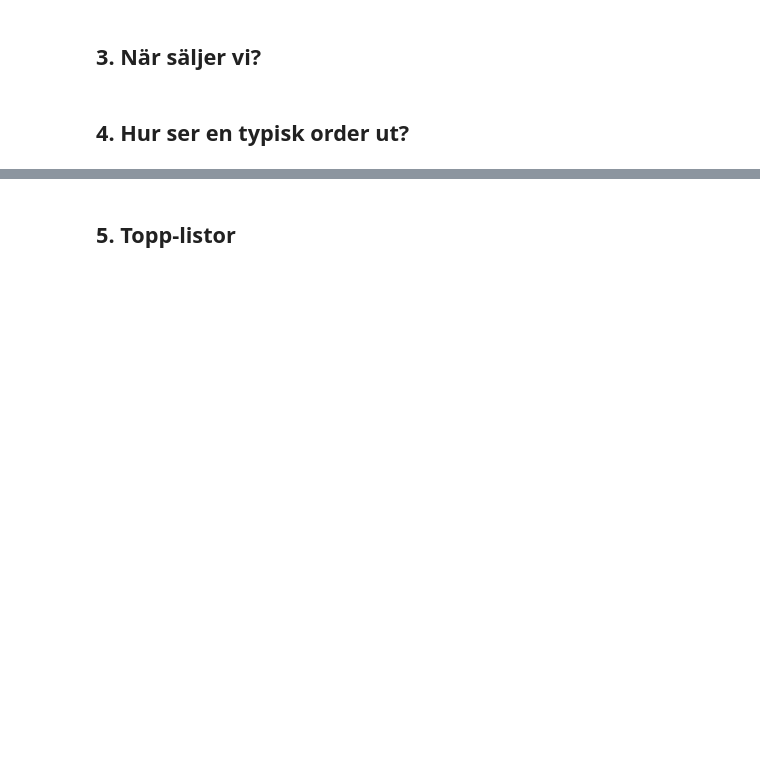
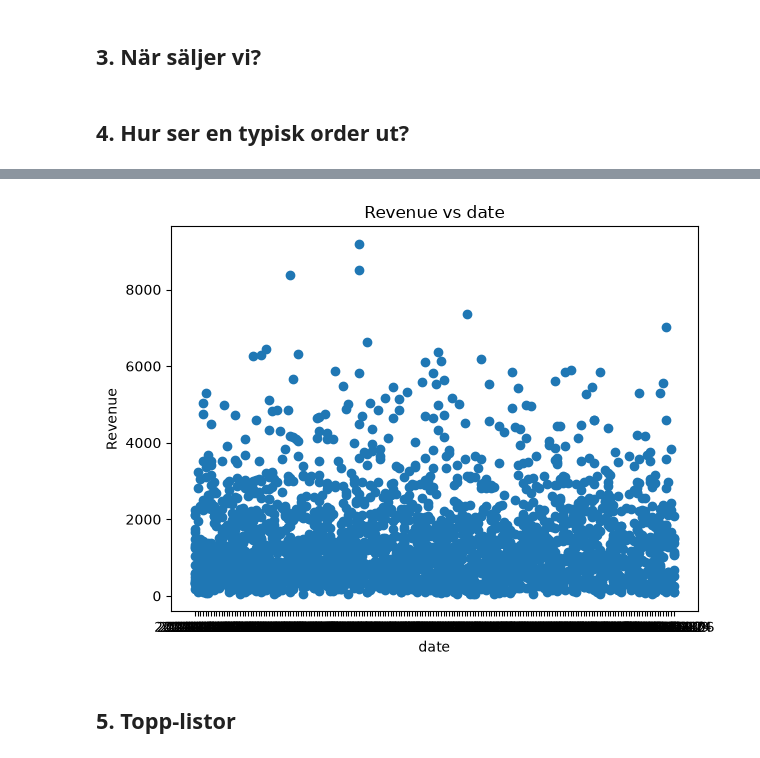
Before and after one commit to Jujbraga/ecommerce-sales-report, a Jupyter notebook: notebooks/report.ipynb, the cells around one changed output, grey strips where cells are left out. Saved outputs shown, nothing was run; the diff lists cells and outputs as text; code cells hidden in the pictures; blank space fills up the shorter version.

Commit message:
import class and plot to notebook

```diff
--- a/notebooks/report.ipynb
+++ b/notebooks/report.ipynb
@@ -15,3 +32,7 @@ from src.io_utils import df
+# %%
+plot_aov(df)
+# %% [output]
+[figure, added]
 # %% [markdown]
 ## 5. Topp-listor
 # %% [markdown]
```
Also changed, not shown: parts of 2 cells of this notebook.
